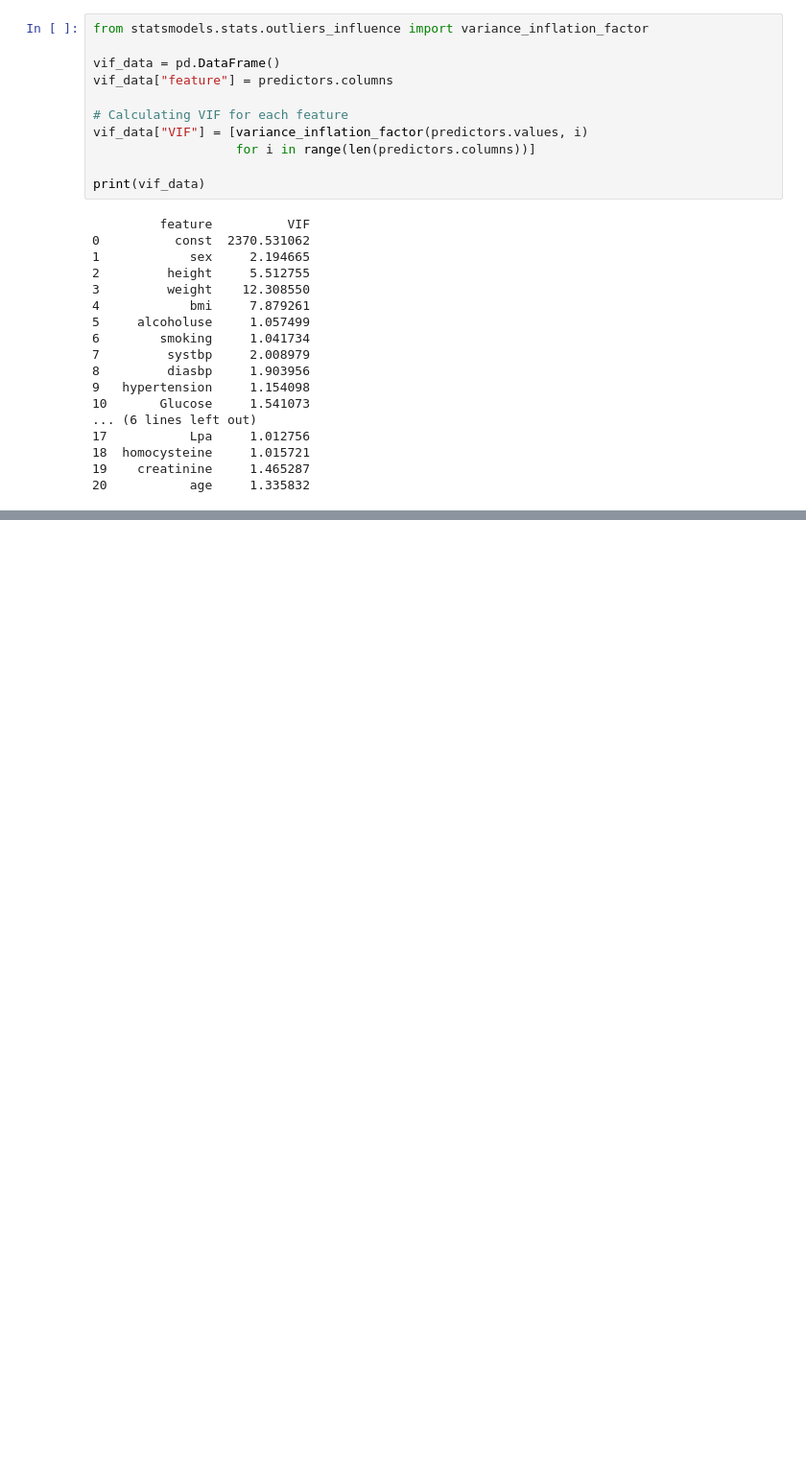
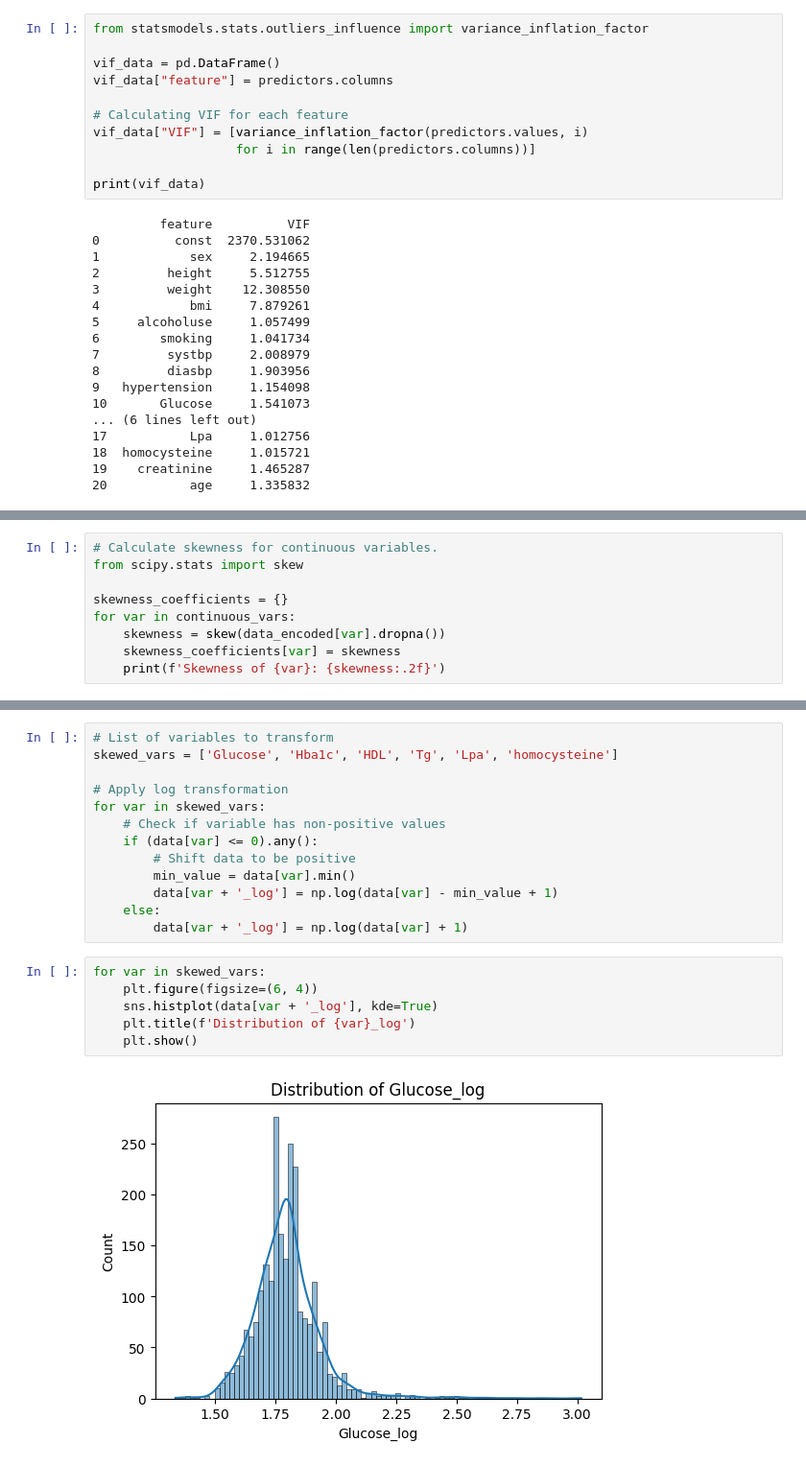
Before and after one commit to matiasto/Fundamentals-of-Data-Science-in-Medicine, a Jupyter notebook: week_2/main.ipynb, the cells around one changed output, grey strips where cells are left out. Shown at 96% size. Saved outputs shown, nothing was run; the diff lists cells and outputs as text; blank space fills up the shorter version.

Commit message:
feat: Skewness

```diff
--- a/week_2/main.ipynb
+++ b/week_2/main.ipynb
@@ -334,0 +370,9 @@ print(vif_data)
+# %%
+# Calculate skewness for continuous variables.
+from scipy.stats import skew
+
+skewness_coefficients = {}
+for var in continuous_vars:
+    skewness = skew(data_encoded[var].dropna())
+    skewness_coefficients[var] = skewness
+    print(f'Skewness of {var}: {skewness:.2f}')
@@ -334,0 +402,21 @@ print(vif_data)
+# %%
+# List of variables to transform
+skewed_vars = ['Glucose', 'Hba1c', 'HDL', 'Tg', 'Lpa', 'homocysteine']
+
+# Apply log transformation
+for var in skewed_vars:
+    # Check if variable has non-positive values
+    if (data[var] <= 0).any():
+        # Shift data to be positive
+        min_value = data[var].min()
+        data[var + '_log'] = np.log(data[var] - min_value + 1)
+    else:
+        data[var + '_log'] = np.log(data[var] + 1)
+# %%
+for var in skewed_vars:
+    plt.figure(figsize=(6, 4))
+    sns.histplot(data[var + '_log'], kde=True)
+    plt.title(f'Distribution of {var}_log')
+    plt.show()
+# %% [output]
+[figure, added]
```
Also changed, not shown: parts of 6 cells of this notebook.
